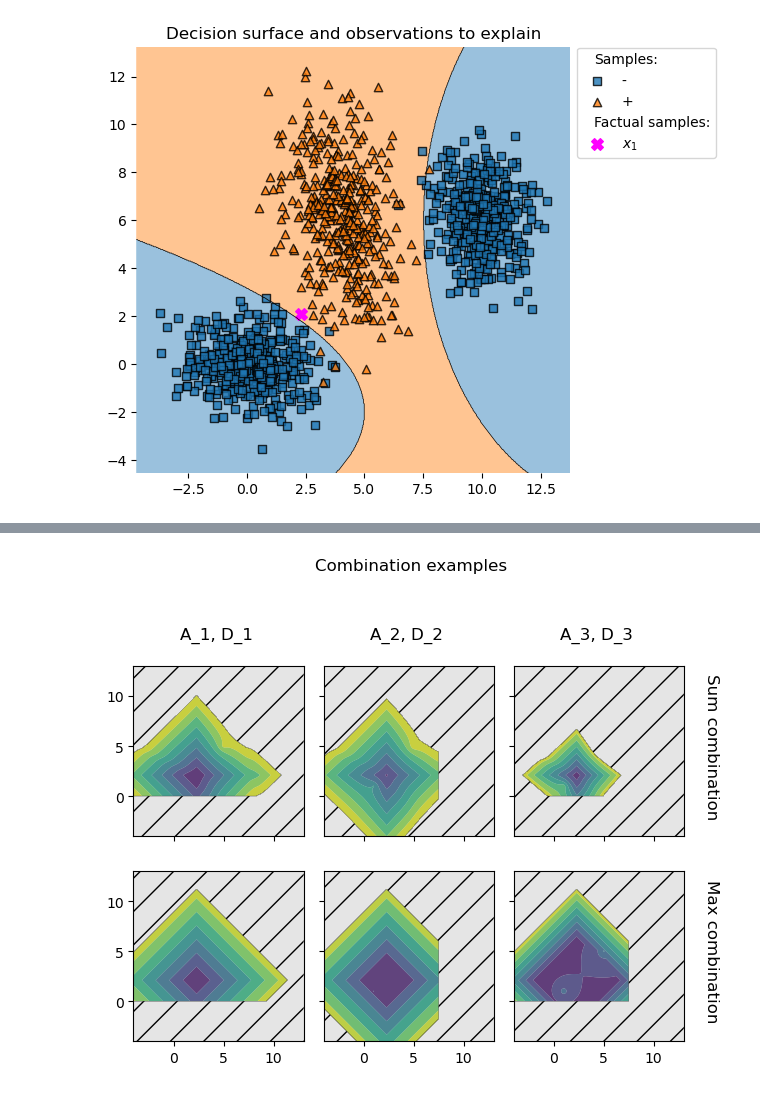
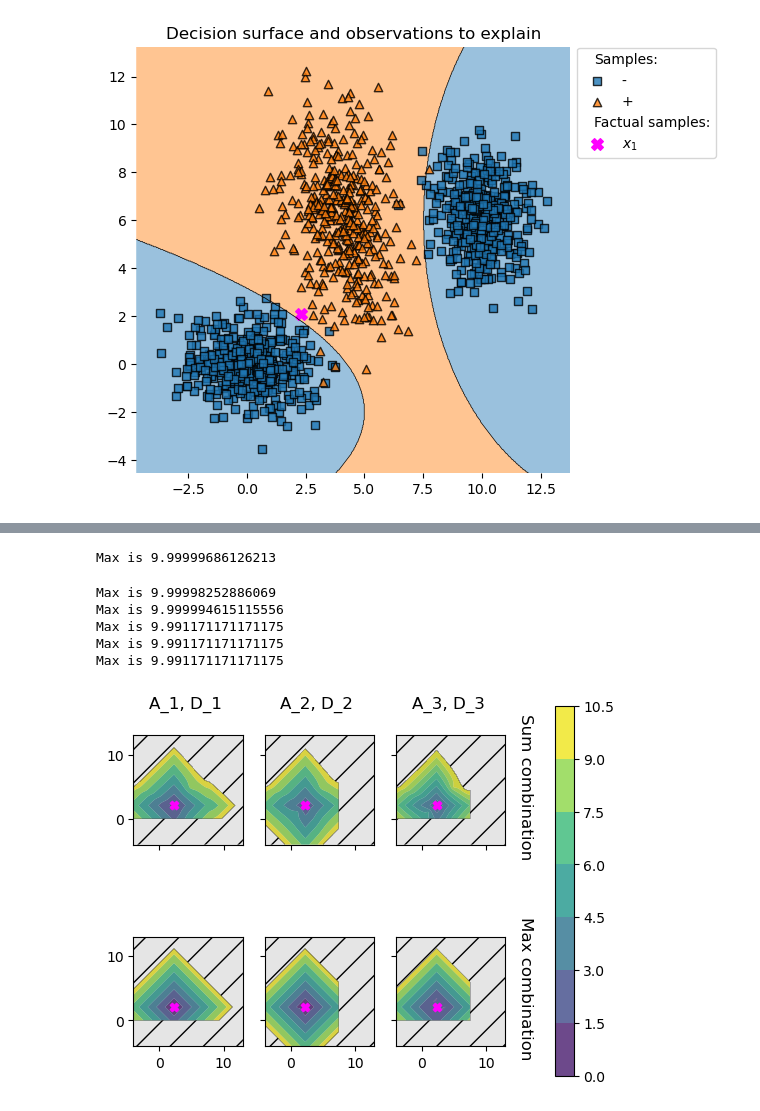
Before and after one commit to rrunix/phd_snippets, a Jupyter notebook: chapter_03.ipynb, the cells around one changed output, grey strips where cells are left out. Saved outputs shown, nothing was run; the diff lists cells and outputs as text; code cells hidden in the pictures.

```diff
--- a/chapter_03.ipynb
+++ b/chapter_03.ipynb
@@ -132,7 +133,7 @@ plt.savefig("imgs/decision_regions.png", dpi=600, bbox_inches='tight')
 # %% [output]
 [figure]
 # %%
-def plot_decision_boundary(bounds, f, points, ax, fig=None, max_radius=None):
+def plot_decision_boundary(bounds, f, points, ax, fig=None, max_radius=None, vmax=None):
     x_min, x_max = bounds[0]
     y_min, y_max = bounds[1]
     xx, yy = np.meshgrid(np.linspace(x_min, x_max, points),
@@ -145,16 +146,23 @@ def plot_decision_boundary(bounds, f, points, ax, fig=None, max_radius=None):
     if max_radius is not None:
         Z[Z >= max_radius] = np.nan
 
+    print(f"Max is {np.nanmax(Z)}")
+
+    if vmax is not None:
+        normalizer = Normalize(0, vmax)
+    else:
+        normalizer = None
+
     # Plot the decision boundary
-    cf = ax.contourf(xx, yy, Z, alpha=0.8, linewidths = 0.5, antialiased =  True)
+    cf = ax.contourf(xx, yy, Z, alpha=0.8, linewidths = 0.5, antialiased =  True, norm=normalizer)
 
     if max_radius is not None:
         z_in = np.zeros_like(Z)
         z_in[np.isnan(Z)] = 1
-        ax.contourf(xx, yy, z_in, 3, hatches=['', '/'],  alpha=0.1, colors='none')
+        ax.contourf(xx, yy, z_in, 3, hatches=['', '/'],  alpha=0.1, colors='none', norm=normalizer)
 
 
-    return ax
+    return ax, cf
 # %%
 fig, (ax1) = plt.subplots(1, 1, sharey=True, subplot_kw={'aspect': 1})
 ax1.set_box_aspect(1)
@@ -167,14 +175,14 @@ def manifold_closeness(clf, factual):
     idx = np.argmax(factual_prob.ravel())
 
     def impl(X):
-        return (factual_prob + clf.predict_proba(X))[:, idx]
+        return (clf.predict_proba(X))[:, idx]
     return impl
 
 manifold_plot_1_distance = manifold_closeness(clf, point[0, :])
 manifold_plot_2_distance = manifold_closeness(clf, point[1, :])
 manifold_plot_3_distance = manifold_closeness(clf, point[2, :])
 
-plot_decision_boundary([[-4, 13], [-4, 13]], manifold_plot_1_distance, 1000, ax=ax1)
+_, cf = plot_decision_boundary([[-4, 13], [-4, 13]], manifold_plot_1_distance, 1000, ax=ax1, vmax=1.34)
 #plot_decision_boundary([[-4, 13], [-4, 13]], manifold_plot_2_distance, 1000, ax=ax2)
 #plot_decision_boundary([[-4, 13], [-4, 13]], manifold_plot_3_distance, 1000, ax=ax3)
 
@@ -190,6 +198,7 @@ ax1.scatter(point[0, 0], point[0, 1], label="Sample $x'$", marker=factual_marker
 
 #fig.suptitle("Manifold closeness", y=1.1)
 #plt.legend(ncol=1, loc='upper left', bbox_to_anchor=(1, 1.015))
+fig.colorbar(cf, ax=ax1)
 fig.tight_layout()
 fig.savefig("imgs/manifold_closeness.png", dpi=600)
 # %% [output]
@@ -361,40 +383,60 @@ def max_combination(distances, radiuses, penalization=10):
 # %%
 fig, (ax_r1, ax_r2) = plt.subplots(2, 3, sharey=True, sharex=True, subplot_kw={'aspect': 1})
 ax11, ax12, ax13 = ax_r1
 ax21, ax22, ax23 = ax_r2
 
 diversity_factor = 2
 
 plot_sum_combination_r1 = sum_combination([actionability_plot_1_distance, base_plot_1_distance, lambda X: diversity_factor * diversity_plot_1_function(X), manifold_plot_1_distance])
 plot_sum_combination_r2 = sum_combination([actionability_plot_2_distance, base_plot_1_distance, lambda X: diversity_factor * diversity_plot_2_function(X), manifold_plot_1_distance])
 plot_sum_combination_r3 = sum_combination([actionability_plot_3_distance, base_plot_1_distance, lambda X: diversity_factor * diversity_plot_3_function(X), manifold_plot_1_distance])
 
-plot_decision_boundary([[-4, 13], [-4, 13]], plot_sum_combination_r1, 1000, ax=ax11, max_radius=penalization_value)
-plot_decision_boundary([[-4, 13], [-4, 13]], plot_sum_combination_r2, 1000, ax=ax12, max_radius=penalization_value)
-plot_decision_boundary([[-4, 13], [-4, 13]], plot_sum_combination_r3, 1000, ax=ax13, max_radius=penalization_value)
+vmax = 10
+
+plot_decision_boundary([[-4, 13], [-4, 13]], plot_sum_combination_r1, 1000, ax=ax11, max_radius=penalization_value, vmax=vmax)
+plot_decision_boundary([[-4, 13], [-4, 13]], plot_sum_combination_r2, 1000, ax=ax12, max_radius=penalization_value, vmax=vmax)
+plot_decision_boundary([[-4, 13], [-4, 13]], plot_sum_combination_r3, 1000, ax=ax13, max_radius=penalization_value, vmax=vmax)
 
 
 plot_max_combination_r1 = max_combination([actionability_plot_1_distance, base_plot_1_distance, lambda X: diversity_factor * diversity_plot_1_function(X), manifold_plot_1_distance], [penalization_value, penalization_value, penalization_value, penalization_value], penalization=penalization_value+1)
 plot_max_combination_r2 = max_combination([actionability_plot_2_distance, base_plot_1_distance, lambda X: diversity_factor * diversity_plot_2_function(X), manifold_plot_1_distance], [penalization_value, penalization_value, penalization_value, penalization_value], penalization=penalization_value+1)
 plot_max_combination_r3 = max_combination([actionability_plot_3_distance, base_plot_1_distance, lambda X: diversity_factor * diversity_plot_3_function(X), manifold_plot_1_distance], [penalization_value, penalization_value, penalization_value, penalization_value], penalization=penalization_value+1)
 
-plot_decision_boundary([[-4, 13], [-4, 13]], plot_max_combination_r1, 1000, ax=ax21, max_radius=penalization_value)
-plot_decision_boundary([[-4, 13], [-4, 13]], plot_max_combination_r2, 1000, ax=ax22, max_radius=penalization_value)
-plot_decision_boundary([[-4, 13], [-4, 13]], plot_max_combination_r3, 1000, ax=ax23, max_radius=penalization_value)
+plot_decision_boundary([[-4, 13], [-4, 13]], plot_max_combination_r1, 1000, ax=ax21, max_radius=penalization_value, vmax=vmax)
+plot_decision_boundary([[-4, 13], [-4, 13]], plot_max_combination_r2, 1000, ax=ax22, max_radius=penalization_value, vmax=vmax)
+_, cf = plot_decision_boundary([[-4, 13], [-4, 13]], plot_max_combination_r3, 1000, ax=ax23, max_radius=penalization_value, vmax=vmax)
 
 
 ax13.text = ax13.text(15, 5,"Sum combination", size=12, verticalalignment='center', rotation=270)
 ax23.text = ax23.text(15, 5,"Max combination", size=12, verticalalignment='center', rotation=270)
 
+
+ax11.scatter(point[0, 0], point[0, 1], marker=factual_markers[0], c=factual_colours[0])
+ax12.scatter(point[0, 0], point[0, 1], marker=factual_markers[0], c=factual_colours[0])
+ax13.scatter(point[0, 0], point[0, 1], marker=factual_markers[0], c=factual_colours[0])
+ax21.scatter(point[0, 0], point[0, 1], marker=factual_markers[0], c=factual_colours[0])
+ax22.scatter(point[0, 0], point[0, 1], marker=factual_markers[0], c=factual_colours[0])
+ax23.scatter(point[0, 0], point[0, 1], marker=factual_markers[0], c=factual_colours[0])
+
+
+
+
 ax11.set_title("A_1, D_1 \n")
 ax12.set_title("A_2, D_2 \n")
 ax13.set_title("A_3, D_3 \n")
 
-fig.tight_layout()
-fig.suptitle("Combination examples", y=1.1)
+fig.colorbar(cf, ax=[*ax_r1, *ax_r2], pad=0.1)
+#fig.tight_layout()
+#fig.suptitle("Combination examples", y=1.1)
 fig.savefig("imgs/combination_example_1.png", dpi=600, bbox_inches='tight')
 # %% [output]
+Max is 9.99999686126213
+Max is 9.99998252886069
+Max is 9.999994615115556
+Max is 9.991171171171175
+Max is 9.991171171171175
+Max is 9.991171171171175
-[figure, old version]
+[figure, new version]
 # %%
 fig, (ax1, ax2, ax3) = plt.subplots(1, 3, figsize=(10, 3.1), sharey=True, sharex=True)
 ax1.set_box_aspect(1)
```
Also changed, not shown: parts of 6 cells of this notebook, 9 other files.
